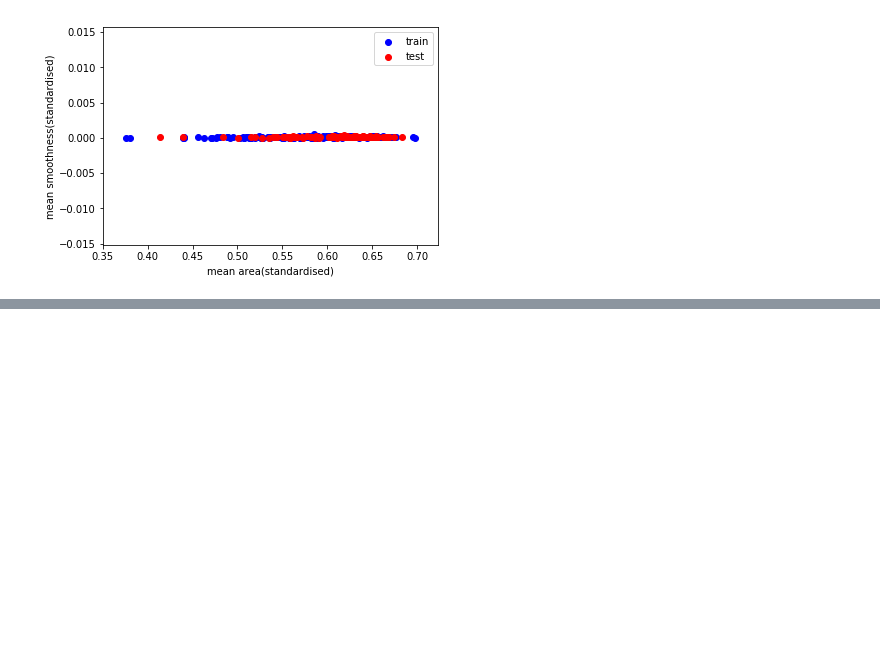
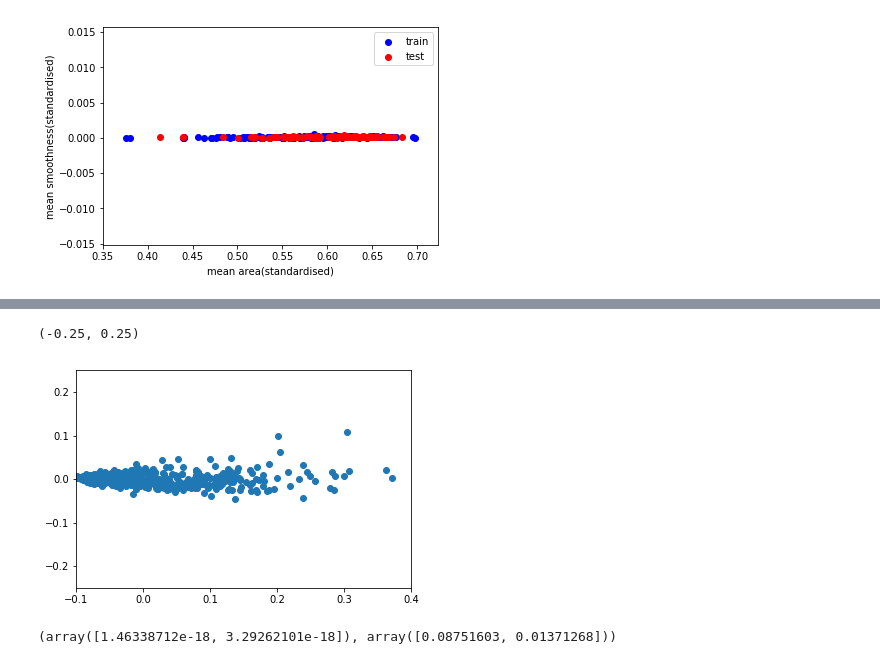
Before and after one commit to MyznEiji/introductionToIdentificationByLearningWithScikit-learn, a Jupyter notebook: fromDataToFeatureQuantity/section5.ipynb, the cells around one changed output, grey strips where cells are left out. Cells and saved outputs as stored; diff of their text form; code cells hidden in the pictures; blank space fills up the shorter version.

```diff
--- a/fromDataToFeatureQuantity/section5.ipynb
+++ b/fromDataToFeatureQuantity/section5.ipynb
@@ -1146,0 +1166,17 @@ ValueError: '12' is not a supported norm
+# %%
+# 軸を見つけて軸を回転させる
+from sklearn.decomposition import PCA
+pca = PCA()
+pca.fit(X)
+X_new = pca.transform(X)
+plt.scatter(X_new[:, 0], X_new[:, 1])
+plt.xlim(-0.1, 0.4)
+plt.ylim(-0.25, 0.25)
+# %% [output]
+(-0.25, 0.25)
+[figure, added]
+# %%
+# 平均と分散を見る
+X_new.mean(axis=0), X_new.std(axis=0)
+# %% [output]
+(array([1.46338712e-18, 3.29262101e-18]), array([0.08751603, 0.01371268]))
```
Also changed, not shown: parts of 9 cells of this notebook.
